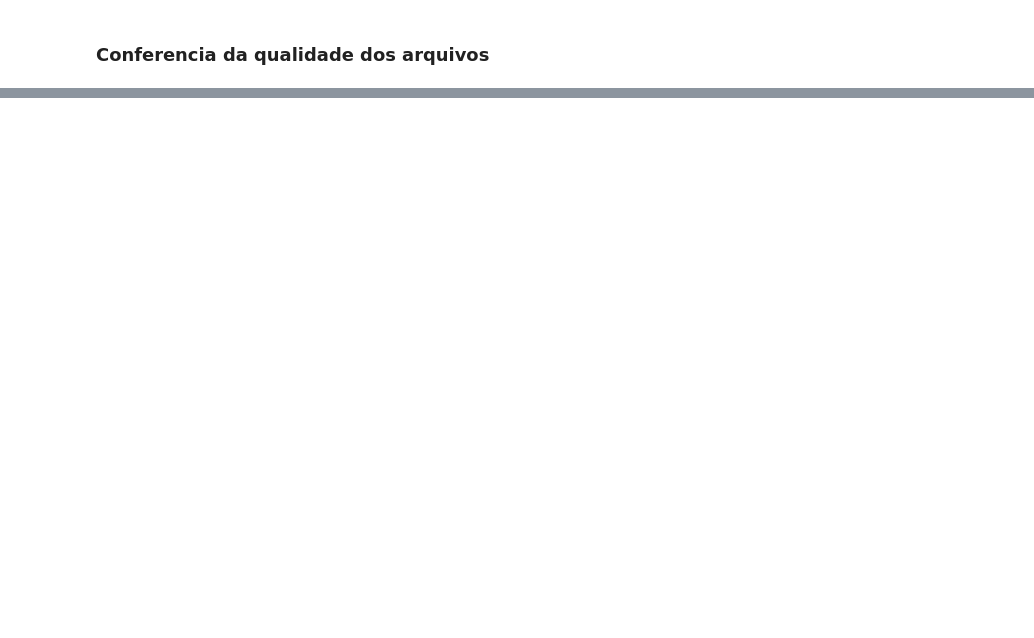
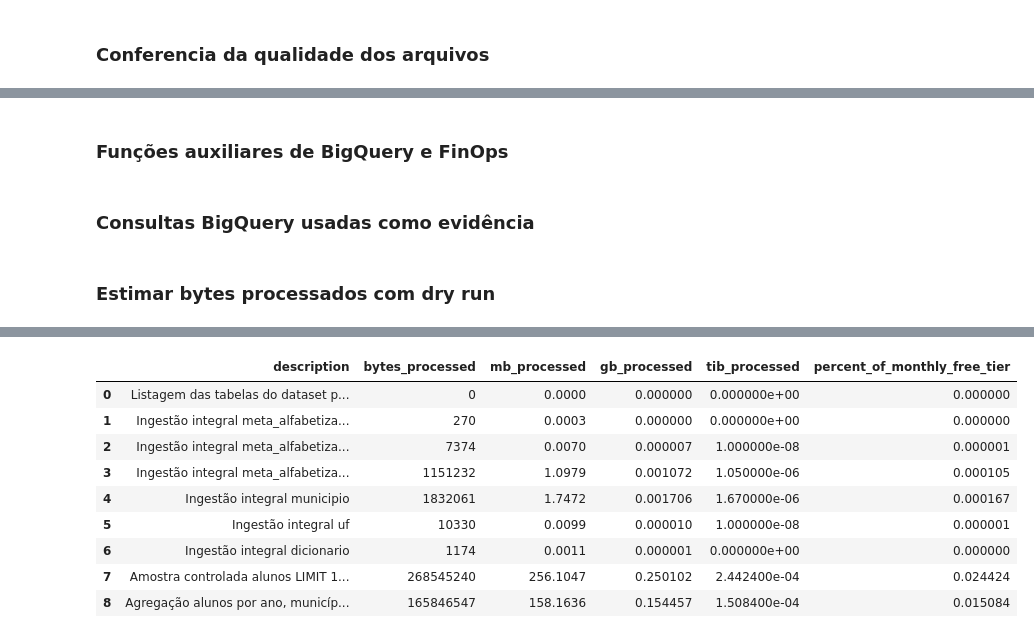
Before and after one commit to acorrea79/techchallenge-fase2-pipeline-alfabetizacao, a Jupyter notebook: notebooks/pipeline_alfabetizacao.ipynb, the cells around one changed output, grey strips where cells are left out. Cells and saved outputs as stored; diff of their text form; code cells hidden in the pictures; blank space fills up the shorter version.

```diff
--- a/notebooks/pipeline_alfabetizacao.ipynb
+++ b/notebooks/pipeline_alfabetizacao.ipynb
@@ -4257,0 +4311,2 @@ Failed checks: 0
+# %% [markdown]
+### Funções auxiliares de BigQuery e FinOps
@@ -4257,0 +4382,2 @@ Failed checks: 0
+# %% [markdown]
+### Consultas BigQuery usadas como evidência
@@ -4257,0 +4491,36 @@ Failed checks: 0
+# %% [markdown]
+### Estimar bytes processados com dry run
+# %%
+# Estimativa de processamento BigQuery com dry_run
+
+finops_estimates = []
+
+for item in bigquery_evidence_queries:
+    estimate = estimate_query_bytes(
+        query=item["query"],
+        description=item["description"]
+    )
+    finops_estimates.append(estimate)
+
+df_finops_estimates = pd.DataFrame(finops_estimates)
+
+display(
+    df_finops_estimates[
+        [
+            "description",
+            "bytes_processed",
+            "mb_processed",
+            "gb_processed",
+            "tib_processed",
+            "percent_of_monthly_free_tier"
+        ]
+    ]
+)
+
+finops_estimates_file = EVIDENCE_PATH / f"bigquery_finops_estimates_{CLOUD_EVIDENCE_RUN_ID}.json"
+
+with open(finops_estimates_file, "w", encoding="utf-8") as file:
+    json.dump(finops_estimates, file, ensure_ascii=False, indent=4)
+
+write_log(f"Estimativas FinOps BigQuery salvas: {finops_estimates_file}")
+# %% [output]
@@ -4257,0 +4536,10 @@ Failed checks: 0
+|  | description | bytes_processed | mb_processed | gb_processed | tib_processed | percent_of_monthly_free_tier |
+| 0 | Listagem das tabelas do dataset p... | 0 | 0.0000 | 0.000000 | 0.000000e+00 | 0.000000 |
+| 1 | Ingestão integral meta_alfabetiza... | 270 | 0.0003 | 0.000000 | 0.000000e+00 | 0.000000 |
+| 2 | Ingestão integral meta_alfabetiza... | 7374 | 0.0070 | 0.000007 | 1.000000e-08 | 0.000001 |
+| 3 | Ingestão integral meta_alfabetiza... | 1151232 | 1.0979 | 0.001072 | 1.050000e-06 | 0.000105 |
+| 4 | Ingestão integral municipio | 1832061 | 1.7472 | 0.001706 | 1.670000e-06 | 0.000167 |
+| 5 | Ingestão integral uf | 10330 | 0.0099 | 0.000010 | 1.000000e-08 | 0.000001 |
+| 6 | Ingestão integral dicionario | 1174 | 0.0011 | 0.000001 | 0.000000e+00 | 0.000000 |
+| 7 | Amostra controlada alunos LIMIT 1... | 268545240 | 256.1047 | 0.250102 | 2.442400e-04 | 0.024424 |
+| 8 | Agregação alunos por ano, municíp... | 165846547 | 158.1636 | 0.154457 | 1.508400e-04 | 0.015084 |
```
Also changed, not shown: parts of 108 cells of this notebook.
